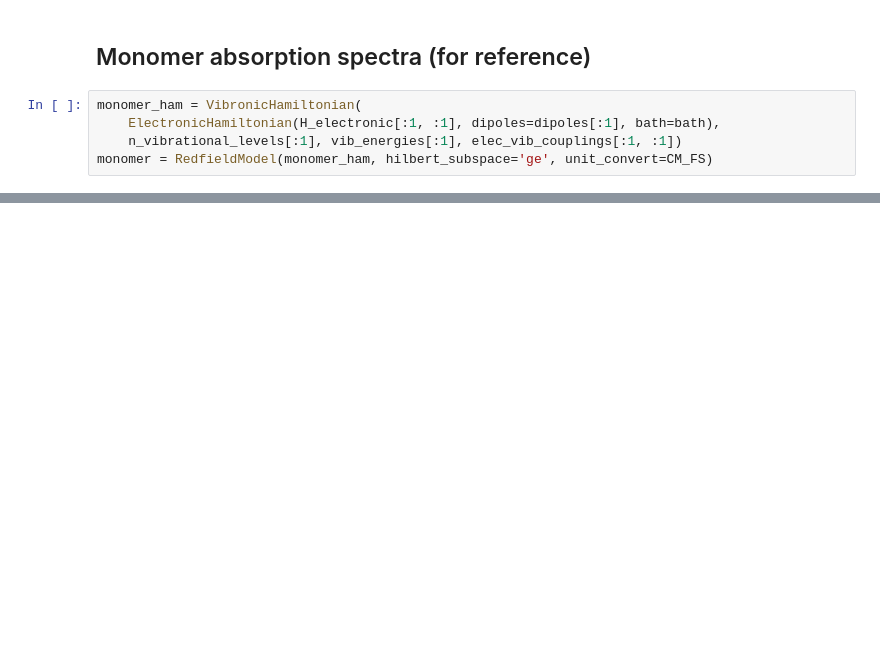
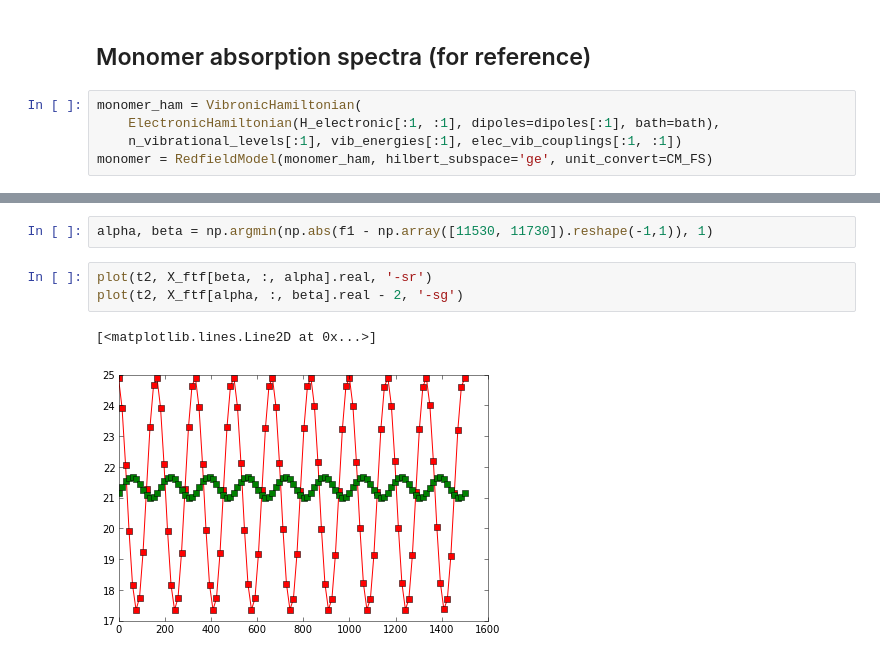
Before and after one commit to whaley-group-berkeley/qspectra, a Jupyter notebook: examples/Jonas dimer with dissipative dynamics.ipynb, the cells around one changed output, grey strips where cells are left out. Cells and saved outputs as stored; diff of their text form; blank space fills up the shorter version.

```diff
--- a/examples/Jonas dimer with dissipative dynamics.ipynb
+++ b/examples/Jonas dimer with dissipative dynamics.ipynb
@@ -60,0 +86,8 @@ xlim(11000, 12000)
+# %%
+alpha, beta = np.argmin(np.abs(f1 - np.array([11530, 11730]).reshape(-1,1)), 1)
+# %%
+plot(t2, X_ftf[beta, :, alpha].real, '-sr')
+plot(t2, X_ftf[alpha, :, beta].real - 2, '-sg')
+# %% [output]
+[<matplotlib.lines.Line2D at 0x...>]
+[figure, added]
```
Also changed, not shown: parts of 11 cells of this notebook, 1 other file.
